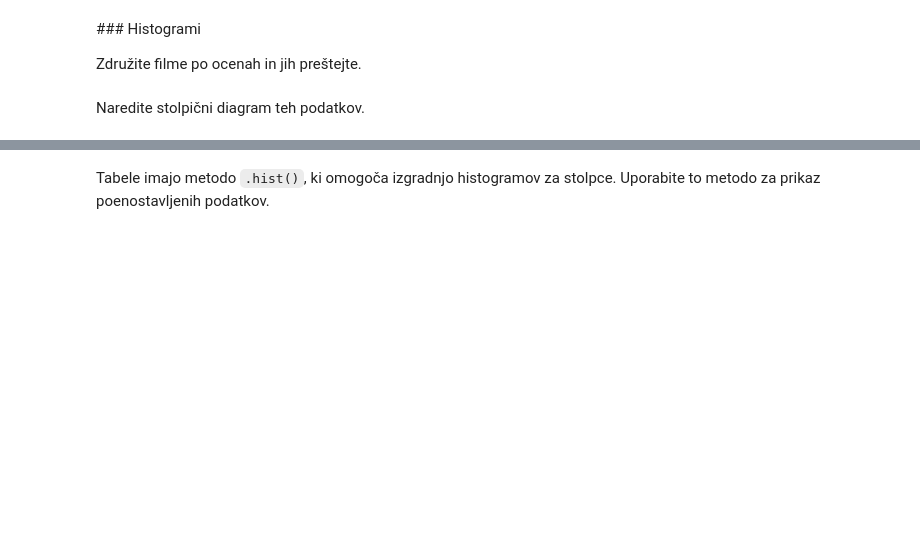
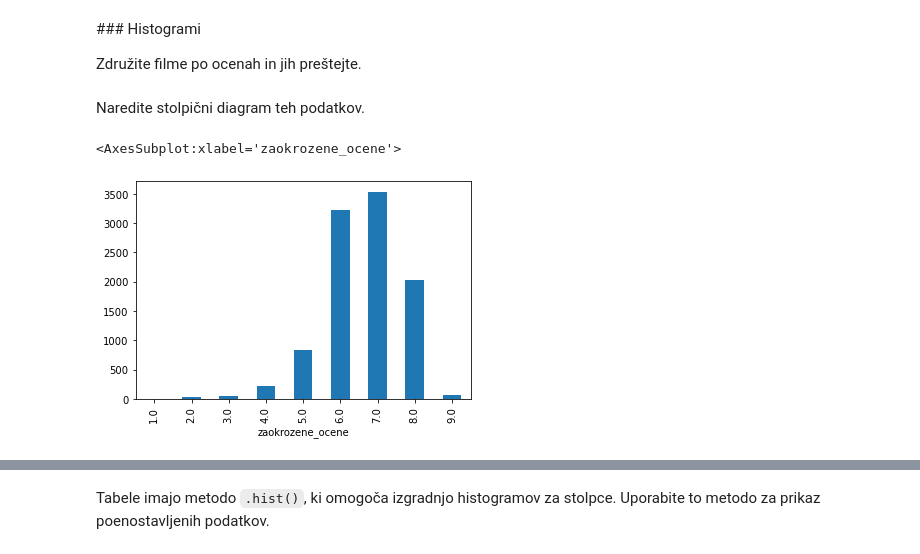
Before and after one commit to timkalan/programiranje-1, a Jupyter notebook: 03-knjiznica-pandas/vaje/pandas_101.ipynb, the cells around one changed output, grey strips where cells are left out. Drawn from its saved outputs; the diff is of its cells as text; code cells hidden in the pictures; blank space fills up the shorter version.

```diff
--- a/03-knjiznica-pandas/vaje/pandas_101.ipynb
+++ b/03-knjiznica-pandas/vaje/pandas_101.ipynb
@@ -28,2 +64,5 @@ Razvrstite podatke po ocenah.
 # %% [markdown]
 Poberite stolpec ocen.
+# %%
+ocene = filmi['ocena']
+ocene
@@ -38,3 +93,6 @@ Stolpci objekta `DataFrame` so tipa `Series`. Z enojnimi oklepaji poberemo `Seri
 Tip `Series` se uporablja ko želimo npr. dodati stolpec.
 # %% [markdown]
 Zaokrožite stolpec ocen z funkcijo `round()`.
+# %%
+zaokrozene = round(ocene)
+zaokrozene
@@ -41,2 +112,5 @@ Zaokrožite stolpec ocen z funkcijo `round()`.
 # %% [markdown]
 Dodajte zaokrožene vrednosti v podatke.
+# %%
+filmi['zaokrozeno'] = zaokrozene
+filmi
@@ -61,5 +215,13 @@ Definirajte funkcijo, ki preveri ali niz vsebuje kvečjemu dve besedi. Nato s po
 ### Histogrami
 
 Združite filme po ocenah in jih preštejte.
+# %%
+filmi['zaokrozene_ocene'] = zaokrozene
+frekvenca_ocen = filmi.groupby('zaokrozene_ocene').size()
 # %% [markdown]
 Naredite stolpični diagram teh podatkov.
+# %%
+frekvenca_ocen.plot.bar()
+# %% [output]
+<AxesSubplot:xlabel='zaokrozene_ocene'>
+[figure, added]
```
Also changed, not shown: parts of 15 cells of this notebook, 1 other file.
